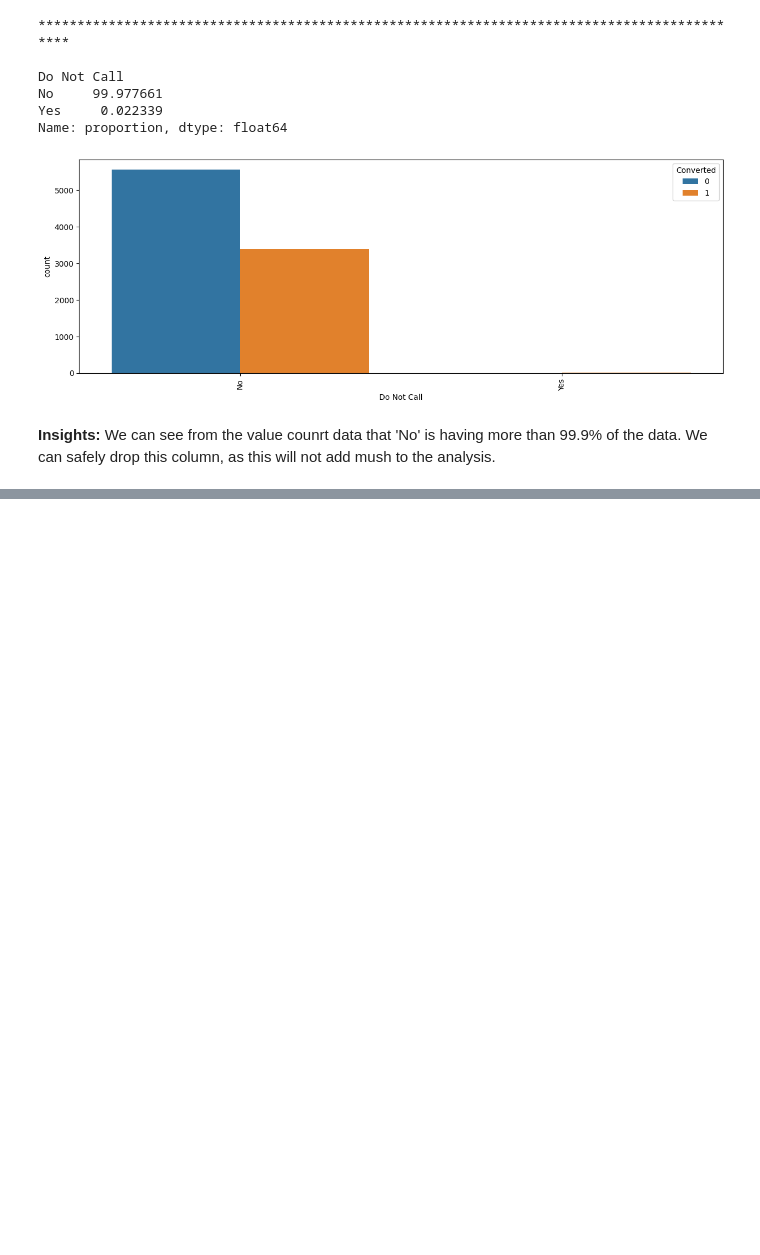
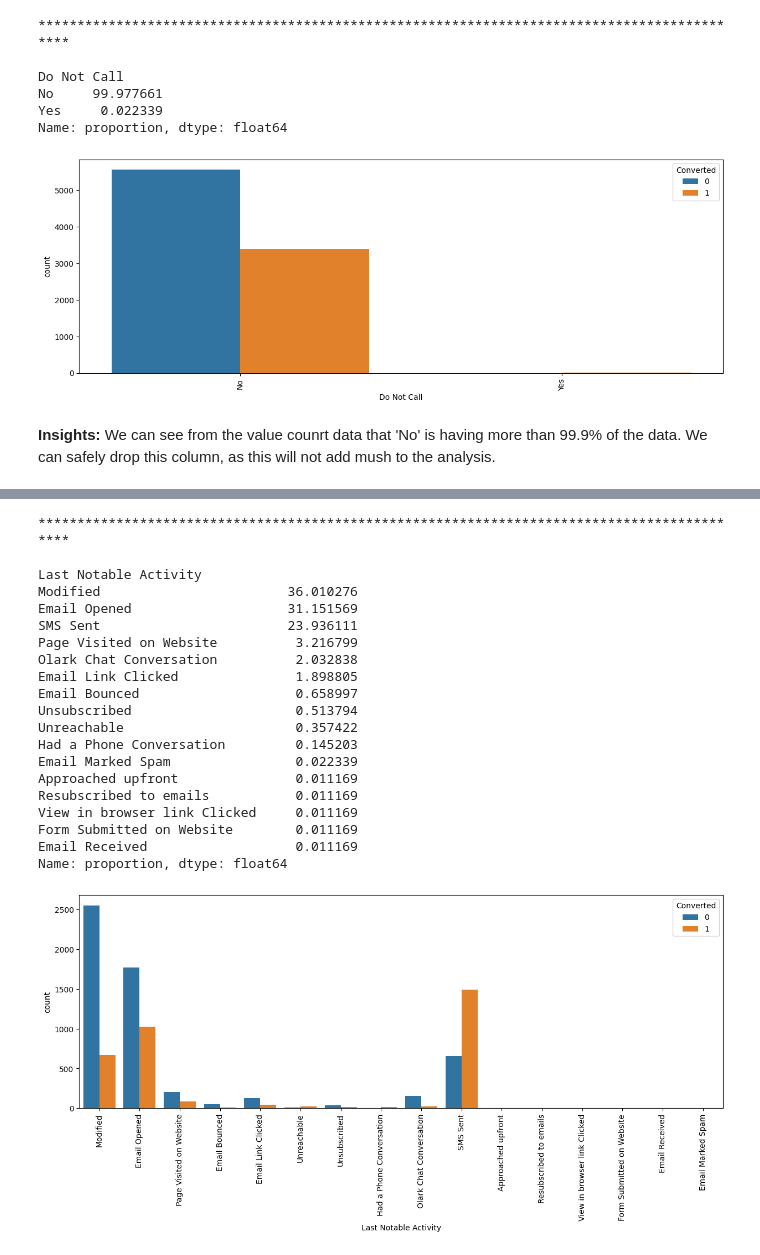
Before and after one commit to AkankshaDwivedi/lead-scoring-assignment, a Jupyter notebook: Lead_Scoring_Assignment_Akanksha.ipynb, the cells around one changed output, grey strips where cells are left out. Drawn from its saved outputs; the diff is of its cells as text; code cells hidden in the pictures; blank space fills up the shorter version.

```diff
--- a/Lead_Scoring_Assignment_Akanksha.ipynb
+++ b/Lead_Scoring_Assignment_Akanksha.ipynb
@@ -984,0 +1094,25 @@ col_to_drop
+# %%
+# Let's check the column 'Last Notable Activity'
+value_count_and_plot_graph('Last Notable Activity')
+# %% [output]
+********************************************************************************************
+
+Last Notable Activity
+Modified                        36.010276
+Email Opened                    31.151569
+SMS Sent                        23.936111
+Page Visited on Website          3.216799
+Olark Chat Conversation          2.032838
+Email Link Clicked               1.898805
+Email Bounced                    0.658997
+Unsubscribed                     0.513794
+Unreachable                      0.357422
+Had a Phone Conversation         0.145203
+Email Marked Spam                0.022339
+Approached upfront               0.011169
+Resubscribed to emails           0.011169
+View in browser link Clicked     0.011169
+Form Submitted on Website        0.011169
+Email Received                   0.011169
+Name: proportion, dtype: float64
+[figure, added]
```
Also changed, not shown: parts of 33 cells of this notebook.
